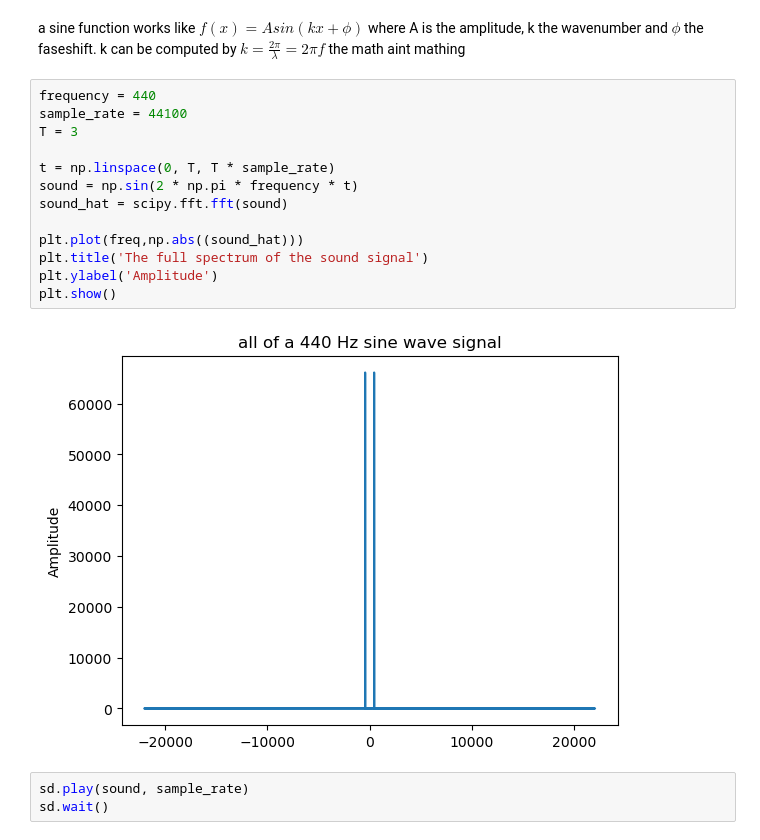
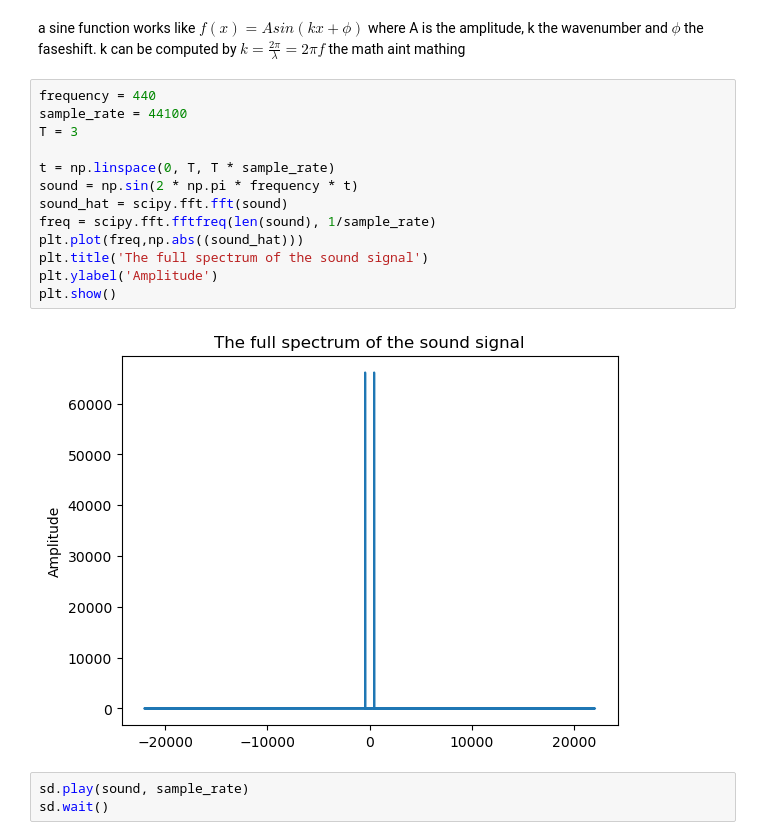
Before and after one commit to EttMolTrym/TMA4215-NumMat, a Jupyter notebook: project_1/project_1.ipynb, the cells around one changed output. Saved outputs shown, nothing was run; the diff lists cells and outputs as text.

```diff
--- a/project_1/project_1.ipynb
+++ b/project_1/project_1.ipynb
@@ -701,18 +726,18 @@ k can be computed by $k = \frac{2 \pi}{\lambda} = {2 \pi f}$ the math aint mathi
 # %%
 frequency = 440
 sample_rate = 44100
 T = 3
 
 t = np.linspace(0, T, T * sample_rate)
 sound = np.sin(2 * np.pi * frequency * t)
 sound_hat = scipy.fft.fft(sound)
-
+freq = scipy.fft.fftfreq(len(sound), 1/sample_rate)
 plt.plot(freq,np.abs((sound_hat)))
 plt.title('The full spectrum of the sound signal')
 plt.ylabel('Amplitude')
 plt.show()
 # %% [output]
-[figure, old version]
+[figure, new version]
 # %%
 sd.play(sound, sample_rate)
 sd.wait()
```
Also changed, not shown: parts of 18 cells of this notebook.
